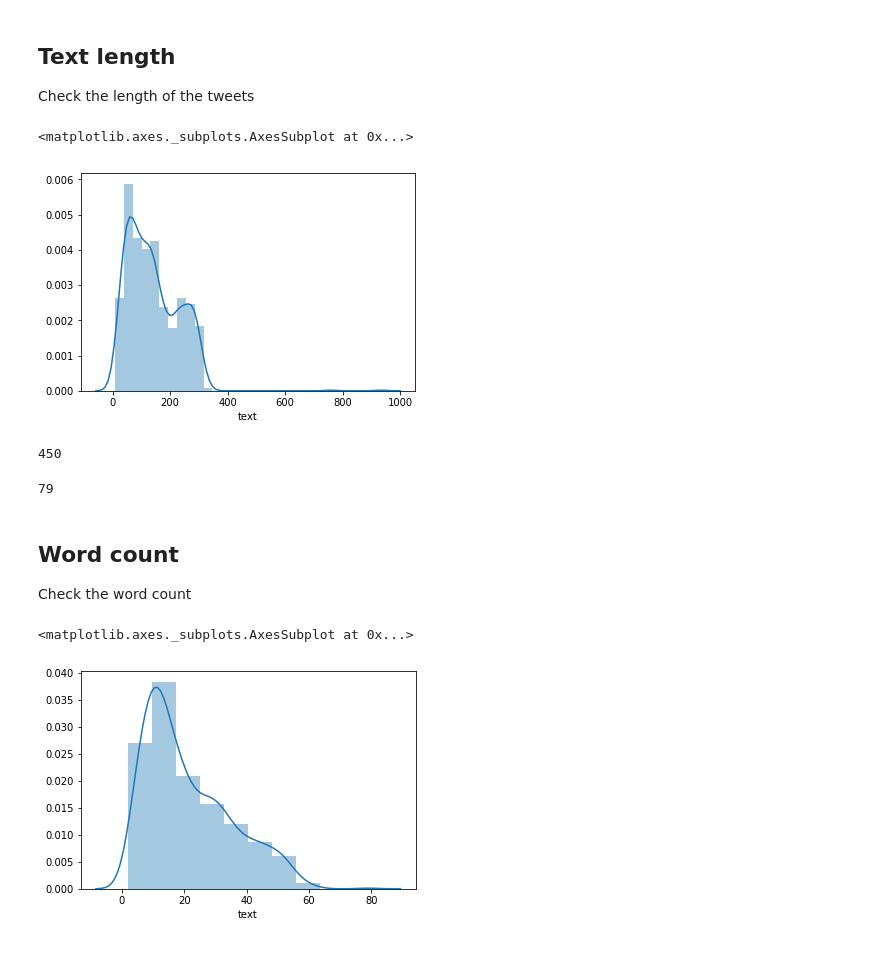
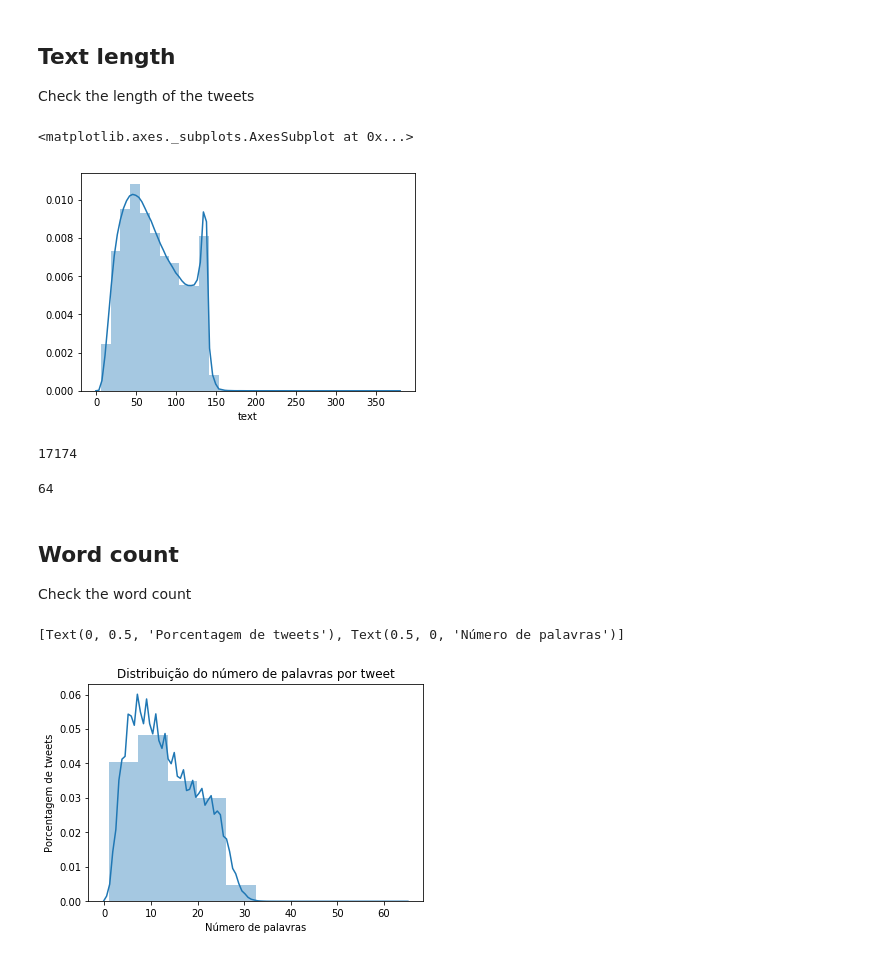
Before and after one commit to rmohashi/tweet-emotion-recognition, a Jupyter notebook: notebooks/Check Sentiment Analysis dataset.ipynb, the cells around one changed output. Drawn from its saved outputs; the diff is of its cells as text; code cells hidden in the pictures.

```diff
--- a/notebooks/Check Sentiment Analysis dataset.ipynb
+++ b/notebooks/Check Sentiment Analysis dataset.ipynb
@@ -7,7 +7,7 @@ import os
 import pandas as pd
 from pathlib import Path
 # %%
-dataset_path = Path('../datasets/sentiment_analysis/test.csv').resolve()
+dataset_path = Path('/home/rmohashi/hd/sentiment140/sentiment140.csv').resolve()
 # %%
 dataset = pd.read_csv(dataset_path)
 # %%
@@ -38,23 +43,25 @@ Check the length of the tweets
 sns.distplot(dataset.text.apply(lambda text: len(text)), bins=30)
 # %% [output]
 <matplotlib.axes._subplots.AxesSubplot at 0x...>
-[figure, old version]
+[figure, new version]
 # %%
 # Tweets with the new char count
 
 len(dataset[dataset.text.apply(lambda text: len(text)) > 140])
 # %% [output]
-450
+17174
 # %%
 dataset.text.apply(lambda text: len(text.split())).max()
 # %% [output]
-79
+64
 # %% [markdown]
 ## Word count
 
 Check the word count
 # %%
-sns.distplot(dataset.text.apply(lambda text: len(text.split())), bins=10)
+ax = sns.distplot(dataset.text.apply(lambda text: len(text.split())), bins=10)
+ax.set_title('Distribuição do número de palavras por tweet')
+ax.set(xlabel='Número de palavras', ylabel='Porcentagem de tweets')
 # %% [output]
-<matplotlib.axes._subplots.AxesSubplot at 0x...>
+[Text(0, 0.5, 'Porcentagem de tweets'), Text(0.5, 0, 'Número de palavras')]
-[figure, old version]
+[figure, new version]
```
Also changed, not shown: parts of 4 cells of this notebook, 8 other files.
